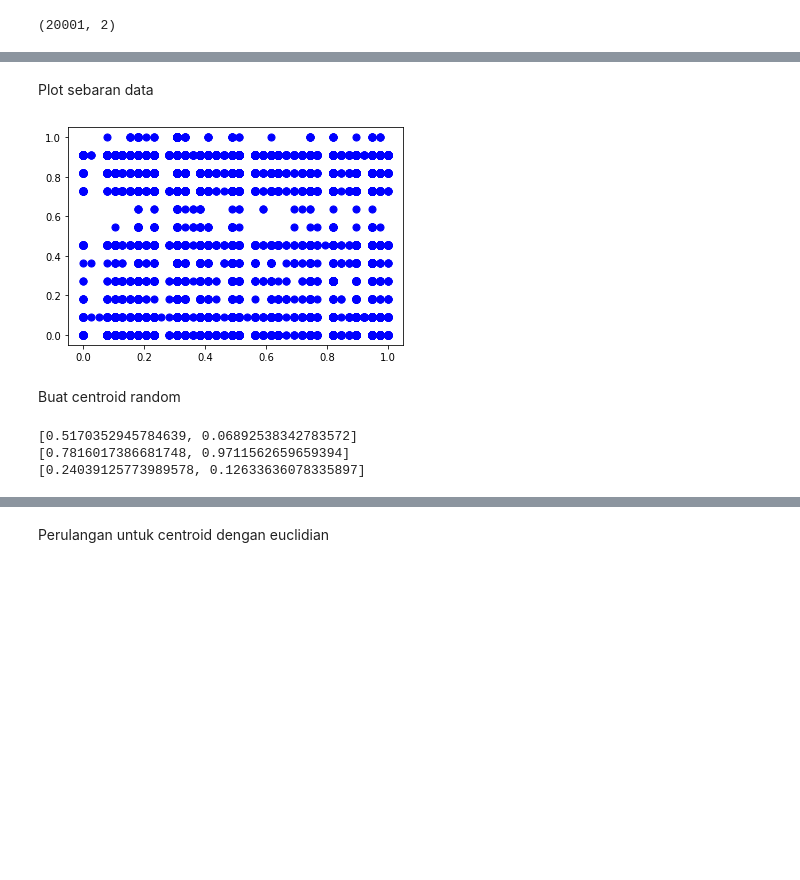
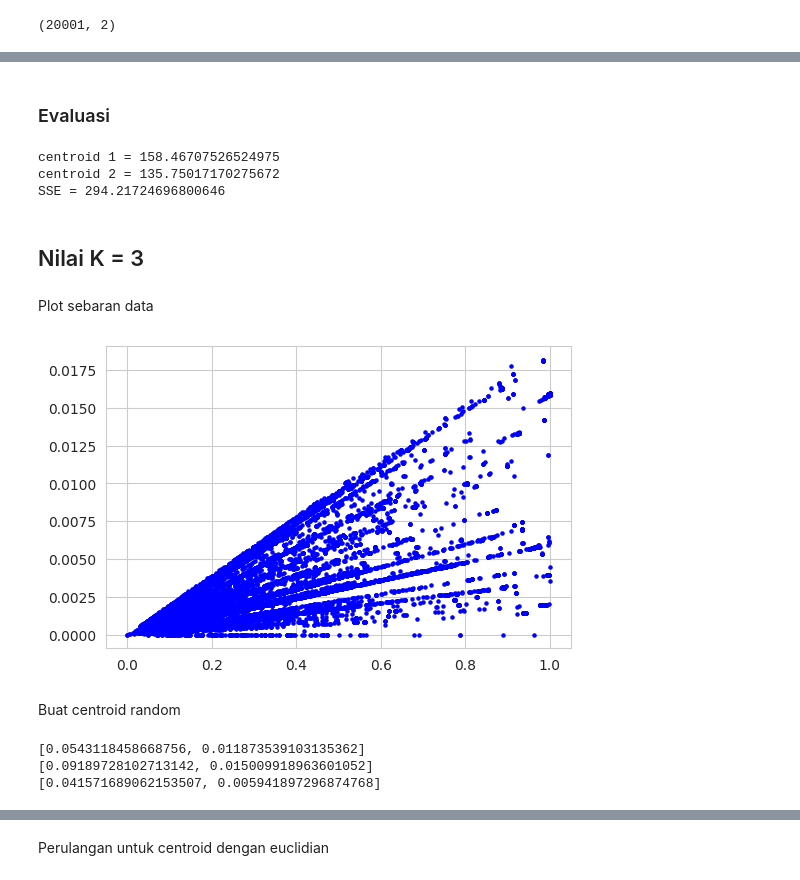
Before and after one commit to rickylukman/Machine-Learning, a Jupyter notebook: Machine_Learning_Clustering_Alvianda_Ricky.ipynb, the cells around one changed output, grey strips where cells are left out. Saved outputs shown, nothing was run; the diff lists cells and outputs as text; code cells hidden in the pictures; blank space fills up the shorter version.

```diff
--- a/Machine_Learning_Clustering_Alvianda_Ricky.ipynb
+++ b/Machine_Learning_Clustering_Alvianda_Ricky.ipynb
@@ -26,0 +281,5 @@ df.head()
+# %%
+from sklearn.preprocessing import Normalizer
+norm = Normalizer()
+df = pd.DataFrame(norm.fit_transform(df))
+df.columns = ['price','year','manufacturer','model','condition','fuel','title_status','transmission','drive','paint_color','state']
@@ -26,0 +288,4 @@ df.head()
+# %%
+import seaborn as sns
+from matplotlib import pyplot as plt
+sns.set_style("whitegrid")
@@ -26,0 +318,9 @@ df.head()
+# %%
+import matplotlib as mpl
+from matplotlib import pyplot as plt
+mpl.rcParams['figure.dpi'] = 100
+plt.figure(figsize=(100, 100))
+f, axes = plt.subplots(1, 2)
+sns.boxplot(y=df["year"], ax=axes[0])
+sns.boxplot(y=df["manufacturer"], ax=axes[1])
+plt.subplots_adjust(wspace=1)
@@ -78,0 +424,3 @@ cluster.shape
+# %%
+# manufacturer dan paint color untuk data yang akan di cluster
+cluster = df.iloc[:, [1, 2]].values
@@ -79,3 +535,27 @@ cluster.shape
+# %% [markdown]
+### Evaluasi
+# %%
+# Menggunakan SSE
+#centroid1 red
+jumlah1 = 0
+for i in range(len(clusAr)):
+  jarakcentro = (clusAr[i]-centroid1[0])**2 + (clusBr[i]-centroid1[1])**2
+  jumlah1 = jumlah1 + jarakcentro
+print("centroid 1 =", jumlah1)
+#centroid2 yellow
+jumlah2 = 0
+for i in range(len(clusAy)):
+  jarakcentro = (clusAy[i]-centroid2[0])**2 + (clusBy[i]-centroid2[1])**2
+  jumlah2 = jumlah2 + jarakcentro
+print("centroid 2 =",jumlah2)
+SSE = jumlah1 + jumlah2
+print("SSE =", SSE)
+# %% [output]
+centroid 1 = 158.46707526524975
+centroid 2 = 135.75017170275672
+SSE = 294.21724696800646
+# %% [markdown]
+## Nilai K = 3
 # %%
 # Inisiasi nilai K
 K = 3
@@ -83,10 +563,10 @@ K = 3
 Plot sebaran data
 # %%
 import matplotlib.pyplot as plt
-plt.scatter(cluster[ : , 0], cluster[ :, 1], s = 50, c = 'b')
+plt.scatter(cluster[ : , 0], cluster[ :, 1], s = 5, c = 'b')
 plt.show()
 # %% [output]
-[figure, old version]
+[figure, new version]
 # %% [markdown]
 Buat centroid random
 # %%
@@ -109,8 +589,8 @@ def cekcentroid(centroid1,centroid2):
     centroid3 = [cobax,cobay]
     return centroid3
 # %%
-cobax = random.uniform(0,1)
-cobay = random.uniform(0,1)
+cobax = random.uniform(0,0.1)
+cobay = random.uniform(0,0.019)
 centroid1 = [cobax,cobay]
 centroid2 = cekcentroid(centroid1,0)
 centroid3 = cekcentroid(centroid1,centroid2)
@@ -118,9 +598,9 @@ print(centroid1)
 print(centroid2)
 print(centroid3)
 # %% [output]
-[0.5170352945784639, 0.06892538342783572]
-[0.7816017386681748, 0.9711562659659394]
-[0.24039125773989578, 0.12633636078335897]
+[0.0543118458668756, 0.011873539103135362]
+[0.09189728102713142, 0.015009918963601052]
+[0.041571689062153507, 0.005941897296874768]
 # %%
 plt.scatter(dx, dy, s = 10, c = 'b')
 plt.scatter(centroid1[0], centroid1[1], c='r')
```
Also changed, not shown: parts of 74 cells of this notebook.
